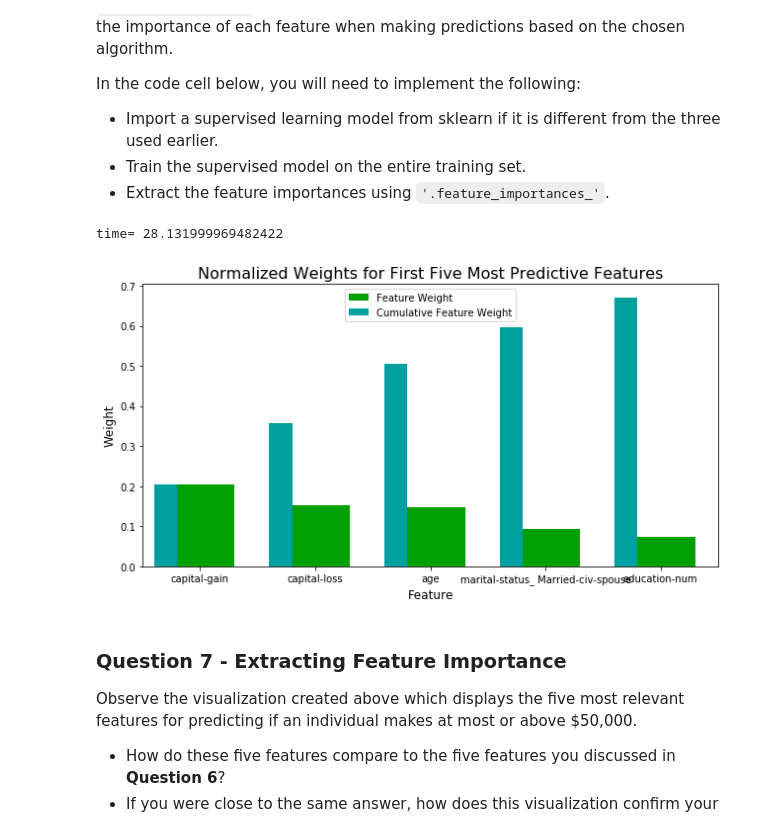
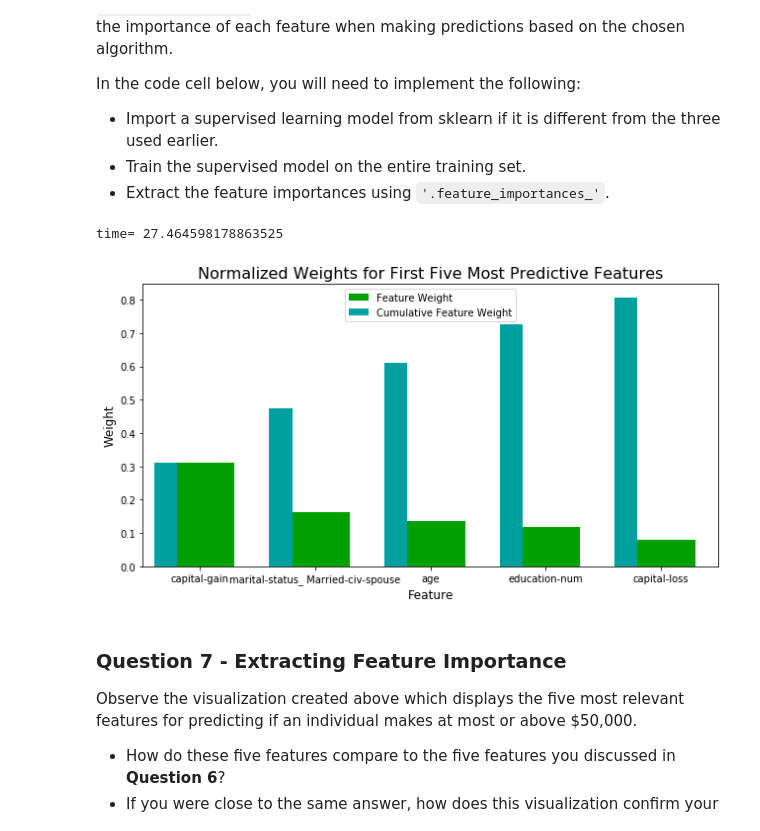
Before and after one commit to p37ry1/ML_Nano, a Jupyter notebook: finding_donors/finding_donors.ipynb, the cells around one changed output. Saved outputs shown, nothing was run; the diff lists cells and outputs as text; code cells hidden in the pictures.

```diff
--- a/finding_donors/finding_donors.ipynb
+++ b/finding_donors/finding_donors.ipynb
@@ -571,21 +572,21 @@ In the code cell below, you will need to implement the following:
 # %%
 # TODO: Import a supervised learning model that has 'feature_importances_'
 
 
 # TODO: Train the supervised model on the training set using .fit(X_train, y_train)
-clf = AdaBoostClassifier(algorithm = 'SAMME', learning_rate= 1.0, n_estimators= 1000, random_state= None)
+clf = AdaBoostClassifier(algorithm = 'SAMME', learning_rate= 0.1, n_estimators= 1000, random_state= None)
 start = time()
 model = clf.fit(X_train, y_train)
 end = time()
 print('time=',end-start)
 # TODO: Extract the feature importances using .feature_importances_
 importances = model.feature_importances_
 
 # Plot
 vs.feature_plot(importances, X_train, y_train)
 # %% [output]
-time= 28.131999969482422
+time= 27.464598178863525
-[figure, old version]
+[figure, new version]
 # %% [markdown]
 ### Question 7 - Extracting Feature Importance
 
```
Also changed, not shown: parts of 13 cells of this notebook.
